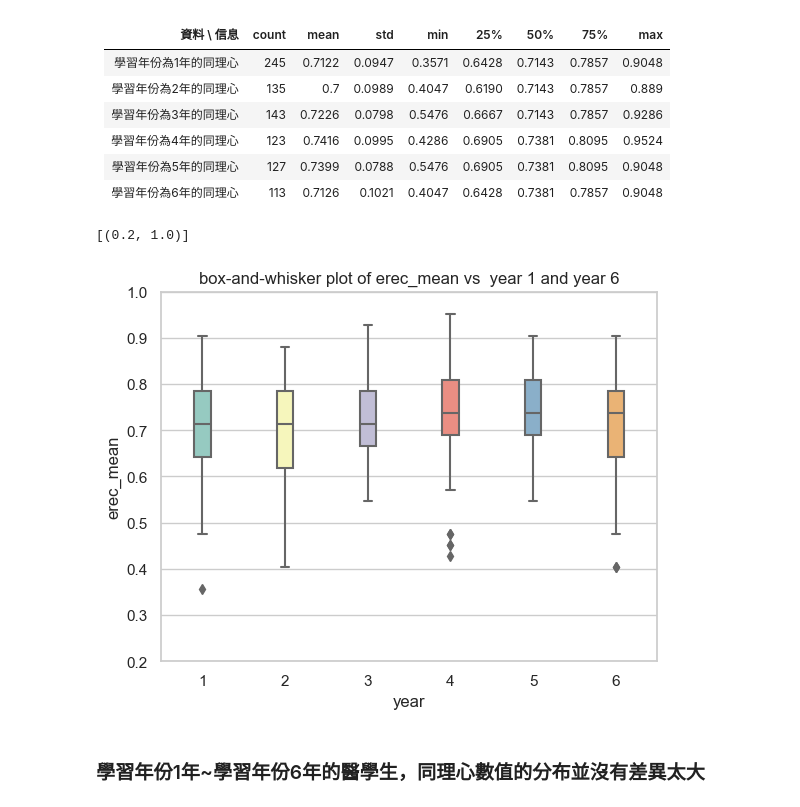
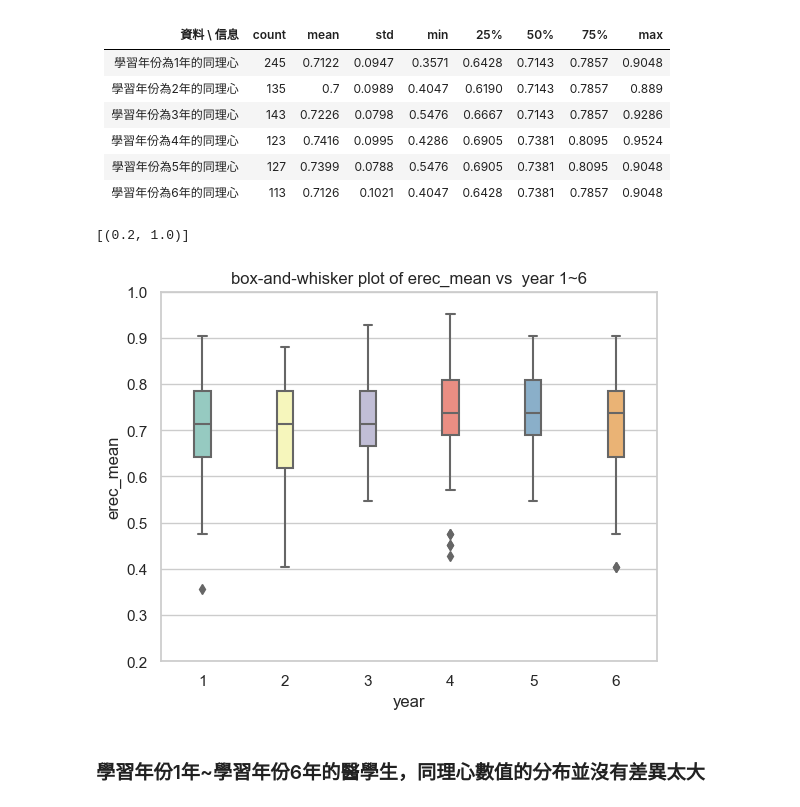
Before and after one commit to Din1225/Stat_Analysis, a Jupyter notebook: stat_analysis_2_ver2.ipynb, the cells around one changed output. Cells and saved outputs as stored; diff of their text form; code cells hidden in the pictures.

```diff
--- a/stat_analysis_2_ver2.ipynb
+++ b/stat_analysis_2_ver2.ipynb
@@ -86,14 +86,14 @@ Name: erec_mean, dtype: float64
 # %%
 year_1_to_6_df = med_df.copy()
 year_1_to_6_df
 #data visualization
 sb.set(style="whitegrid")
 ax = sb.boxplot(x = "year", y = "erec_mean", data = year_1_to_6_df, width=0.2, palette="Set3")
-ax.set_title("box-and-whisker plot of erec_mean vs  year 1 and year 6")
+ax.set_title("box-and-whisker plot of erec_mean vs  year 1~6")
 ax.set(ylim=(0.2, 1))
 # %% [output]
 [(0.2, 1.0)]
-[figure, old version]
+[figure, new version]
 # %% [markdown]
 <h3>學習年份1年~學習年份6年的醫學生，同理心數值的分布並沒有差異太大</h3>
 # %% [markdown]
```
Also changed, not shown: 2 other files.
